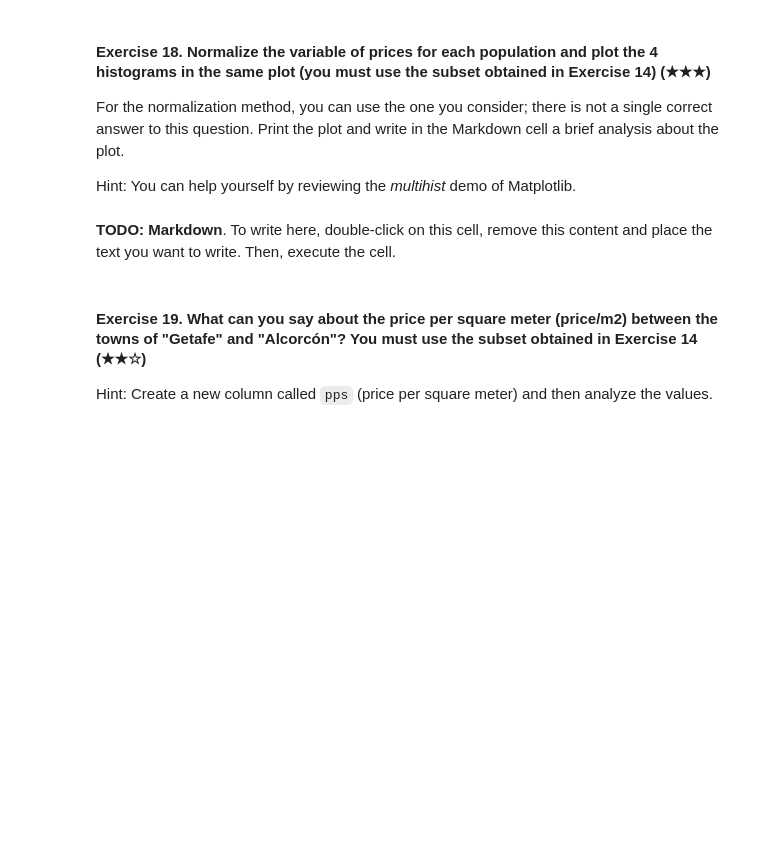
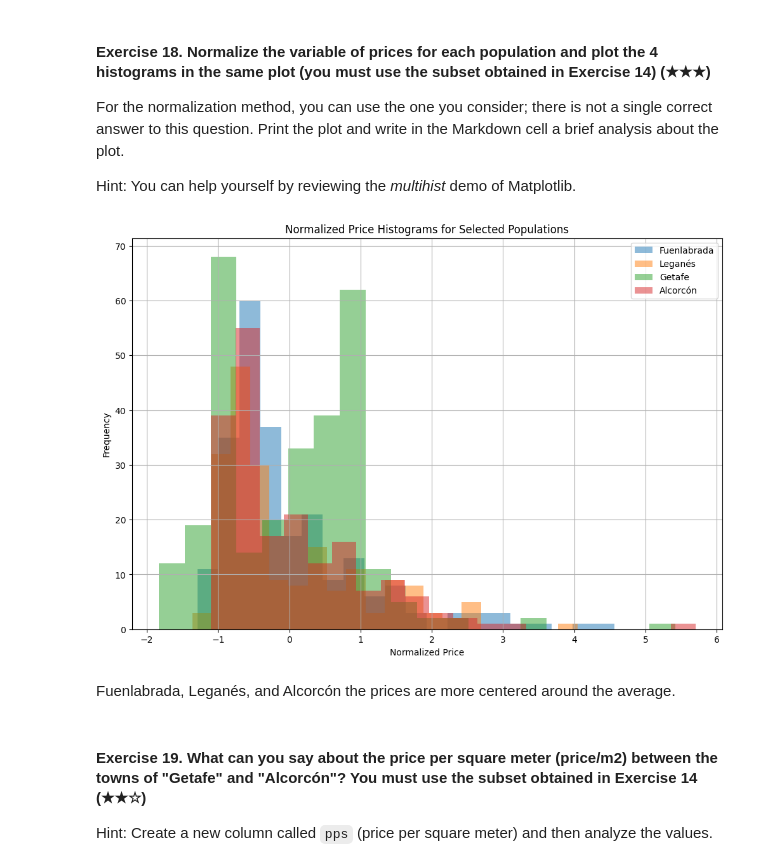
Before and after one commit to mberrio10/realestate-datacleanup-exercise, a Jupyter notebook: project.ipynb, the cells around one changed output. Drawn from its saved outputs; the diff is of its cells as text; code cells hidden in the pictures; blank space fills up the shorter version.

```diff
--- a/project.ipynb
+++ b/project.ipynb
@@ -298,8 +557,33 @@ For the normalization method, you can use the one you consider; there is not a s
 Hint: You can help yourself by reviewing the *multihist* demo of Matplotlib.
 # %%
 # TODO
+import pandas as pd
+import matplotlib.pyplot as plt
+
+ds = pd.read_csv('assets/real_estate.csv', sep=';')
+housingData = pd.DataFrame(ds)
+
+subsetData = housingData[housingData['level5'].isin(["Fuenlabrada", "Leganés", "Getafe", "Alcorcón"])].copy()
+
+subsetData.loc[:, 'normalized_price'] = subsetData.groupby('level5')['price'].transform(lambda x: (x - x.mean()) / x.std())
+
+populations = ["Fuenlabrada", "Leganés", "Getafe", "Alcorcón"]
+plt.figure(figsize=(12, 8))
+
+for population in populations:
+    population_data = subsetData[subsetData['level5'] == population]
+    plt.hist(population_data['normalized_price'], bins=20, alpha=0.5, label=population)
+
+plt.title('Normalized Price Histograms for Selected Populations')
+plt.xlabel('Normalized Price')
+plt.ylabel('Frequency')
+plt.legend()
+plt.grid(True)
+plt.show()
+# %% [output]
+[figure, added]
 # %% [markdown]
-**TODO: Markdown**. To write here, double-click on this cell, remove this content and place the text you want to write. Then, execute the cell.
+Fuenlabrada, Leganés, and Alcorcón the prices are more centered around the average.
 # %% [markdown]
 #### Exercise 19. What can you say about the price per square meter (price/m2) between the towns of "Getafe" and "Alcorcón"? You must use the subset obtained in Exercise 14 (★★☆)
 
```
Also changed, not shown: parts of 19 cells of this notebook.
